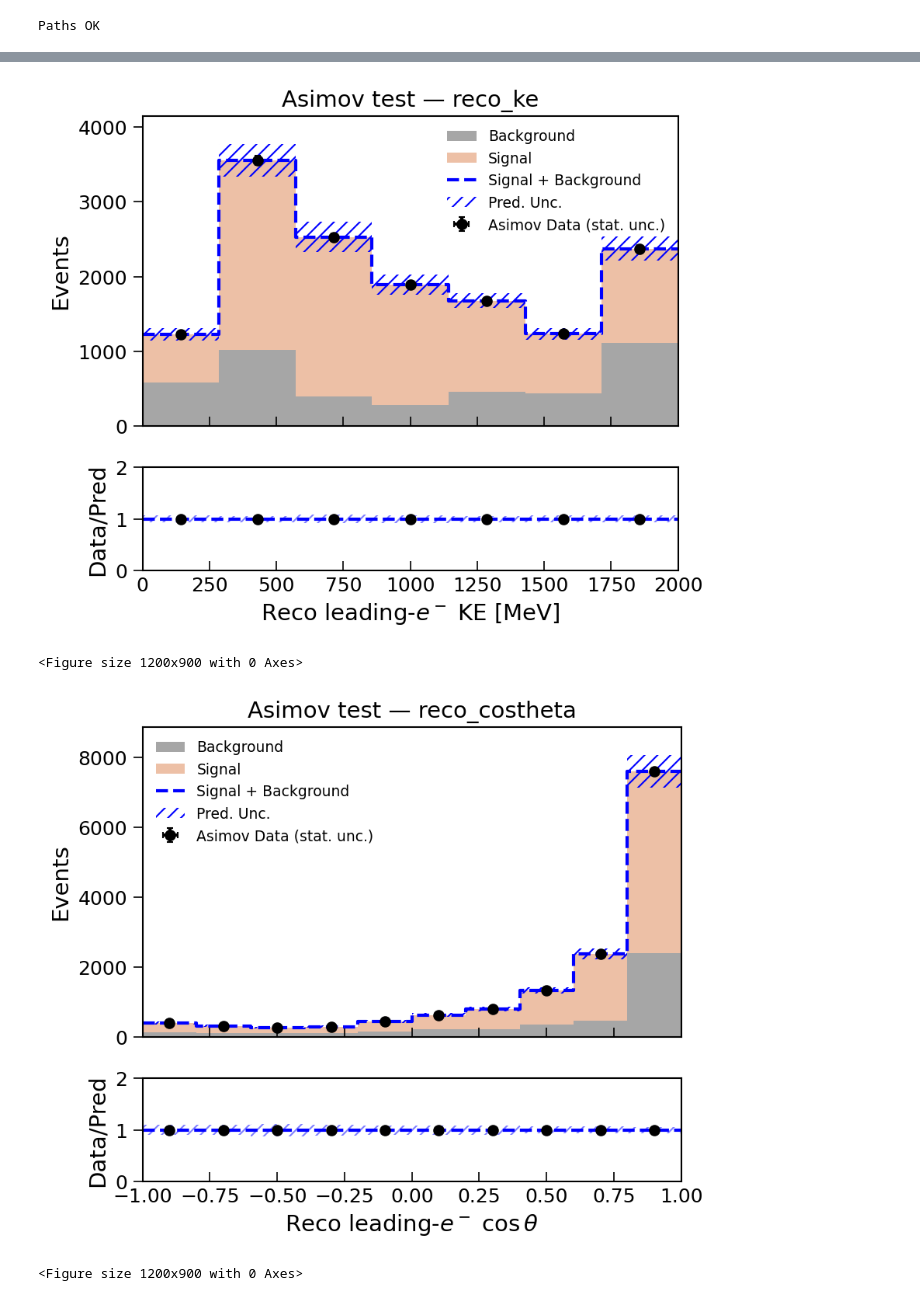
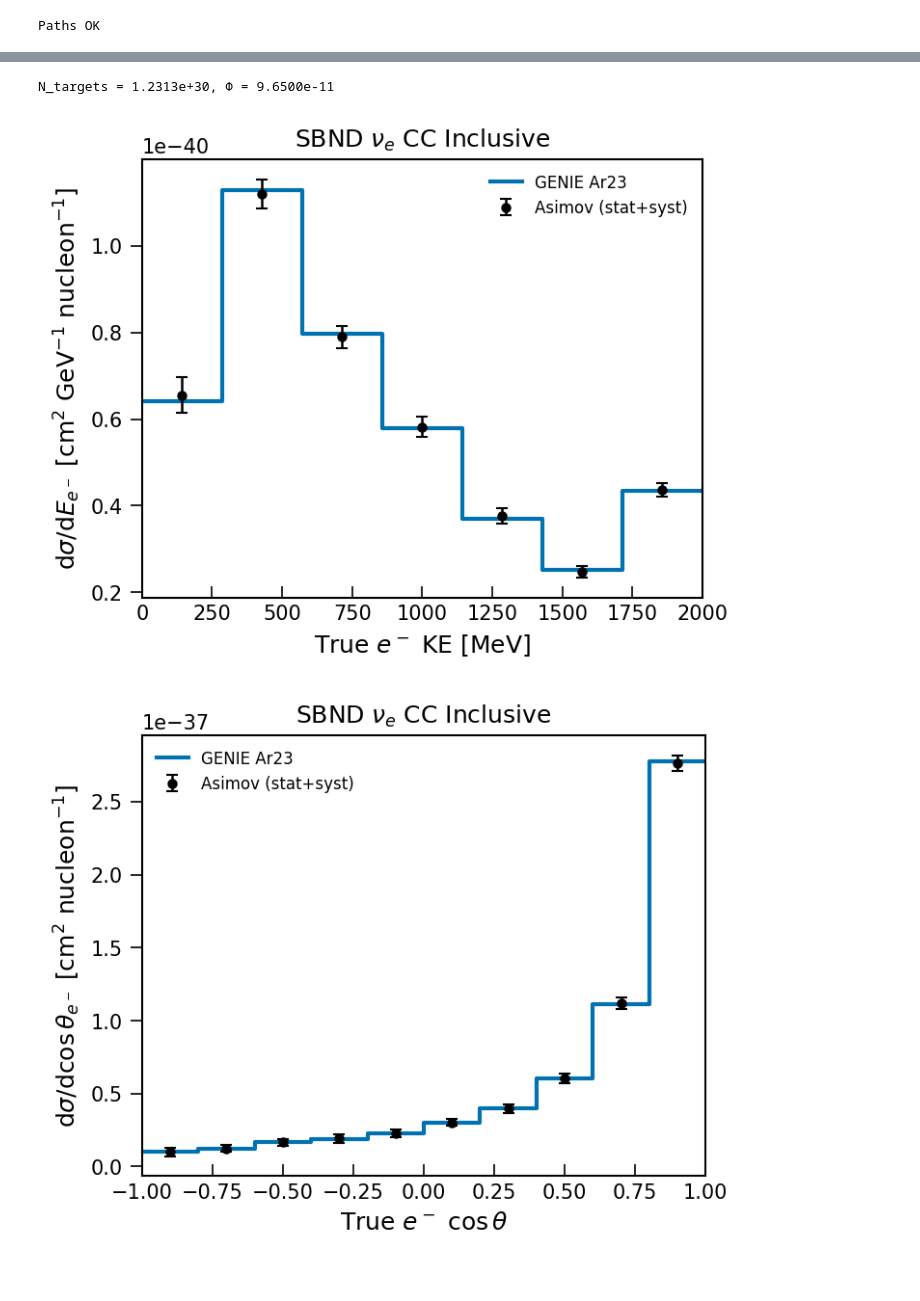
Before and after one commit to castalyfan1012/cafpyana, a Jupyter notebook: analysis_village/nueCC/nue_xsec.ipynb, the cells around one changed output, grey strips where cells are left out. Saved outputs shown, nothing was run; the diff lists cells and outputs as text; code cells hidden in the pictures.

Commit message:
updated detvar workflow and xsec nb

```diff
--- a/analysis_village/nueCC/nue_xsec.ipynb
+++ b/analysis_village/nueCC/nue_xsec.ipynb
@@ -537,0 +405,18 @@ Fake data tests: reco_costheta
+# %%
+# Single cell — W-SVD tilt FDT χ²/ndf to compare to OmniFold
+
+for var_name in ['reco_ke', 'reco_costheta']:
+    key = (var_name, 'tilt_p03')
+    U         = fdt_results[key]['unfold']['unfold']
+    alt_truth = fdt_results[key]['alt_truth'].astype(float)
+    tc        = TRUE_COL_MAP[var_name]  # 'true_ke' or 'true_costheta'
+    ndf       = len(U) - 1
+
+    chi2 = np.sum((U - alt_truth)**2 / np.where(alt_truth > 0, alt_truth, 1))
+
+    print(f"  W-SVD {tc} (ndf={ndf}): χ²/ndf = {chi2/ndf:.4f}")
+
+print()
+print("OmniFold final iteration:")
+print("  true_p        (ndf=6): 3.9100")
+print("  true_costheta (ndf=9): 0.1400")
@@ -603,30 +546,41 @@ reco_costheta:
 # %%
-# %% CELL 12 — Overlay: Asimov data vs prediction (matches Lynn Fig 5)
-# ══════════════════════════════════════════════════════════════════════════════
+# %% CELL 12 — Cross-section extraction (Asimov)
+N_targets, Phi = get_constants()
+print(f"N_targets = {N_targets:.4e}, Φ = {Phi:.4e}")
 
+xsec_results = {}
 for var_name, vcfg in VAR_CFGS.items():
     rd = response_dict[var_name]
+    uf = closure_results[var_name]
+    U = uf['unfold']; Uc = uf['UnfoldCov']
 
-    class _VCfg:
-        bins = vcfg.bins
-        var_labels = vcfg.var_labels
-        var_plot_name = vcfg.xlabel
+    scale = Phi * TARGET_POT * N_targets * vcfg.bin_widths
+    xsec = U / scale
+    xsec_cov = Uc / np.outer(scale, scale)
+    xsec_unc = np.sqrt(np.diag(xsec_cov).clip(0))
+    truth_xsec = rd['sig_true_cv'] / scale
 
-    plot_overlay_with_cov(
-        data=rd['sig_reco_cv'] + rd['bkg_reco_cv'],
-        cov_data=np.diag(rd['sig_reco_cv'] + rd['bkg_reco_cv']),
-        signal=rd['sig_reco_cv'],
-        cov_signal=total_cov_for_unfold[var_name],
-        background=rd['bkg_reco_cv'],
-        cov_background=np.diag(rd['bkg_reco_cv']),
-        varcfg=_VCfg(),
-        title=f'Asimov test — {var_name}',
-        data_label='Asimov Data (stat. unc.)',
-        y_label_top='Events',
-    )
-    savefig(f'{var_name}_asimov_overlay.png'); plt.show()
+    xsec_results[var_name] = dict(
+        xsec=xsec, xsec_unc=xsec_unc, xsec_cov=xsec_cov,
+        truth_xsec=truth_xsec)
+
+    # Plot (Lynn's slide 17 style)
+    fig, ax = plt.subplots(figsize=(5, 4))
+    ax.step(vcfg.bins, np.append(truth_xsec, truth_xsec[-1]),
+            where='post', color='#0072B2', lw=2, label='GENIE Ar23')
+    ax.errorbar(vcfg.bin_centers, xsec, yerr=xsec_unc,
+                fmt='ko', capsize=3, ms=4, lw=1.2, label='Asimov (stat+syst)')
+    ax.set_xlabel(TRUE_LABELS[var_name])
+    if 'ke' in var_name:
+        ax.set_ylabel(r'd$\sigma$/d$E_{e^-}$ [cm$^2$ GeV$^{-1}$ nucleon$^{-1}$]')
+    else:
+        ax.set_ylabel(r'd$\sigma$/d$\cos\theta_{e^-}$ [cm$^2$ nucleon$^{-1}$]')
+    ax.set_title(f'{TITLE}')
+    ax.legend(fontsize=8, frameon=False)
+    ax.ticklabel_format(axis='y', style='sci', scilimits=(-2, 2))
+    ax.set_xlim(vcfg.bins[0], vcfg.bins[-1])
+    plt.tight_layout(); savefig(f'{var_name}_xsec_asimov.png'); plt.show()
 # %% [output]
+N_targets = 1.2313e+30, Φ = 9.6500e-11
-[figure, old version]
+[figure, new version]
-<Figure size 1200x900 with 0 Axes>
-[figure, old version]
+[figure, new version]
-<Figure size 1200x900 with 0 Axes>
```
Also changed, not shown: parts of 18 cells of this notebook, 13 other files.
